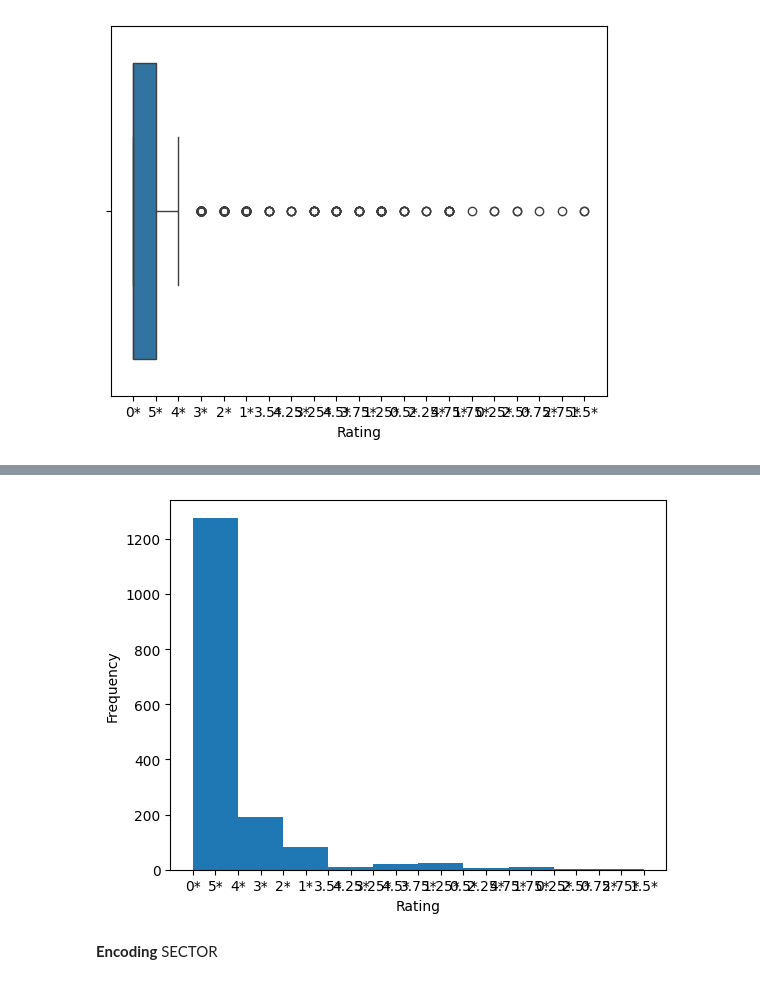
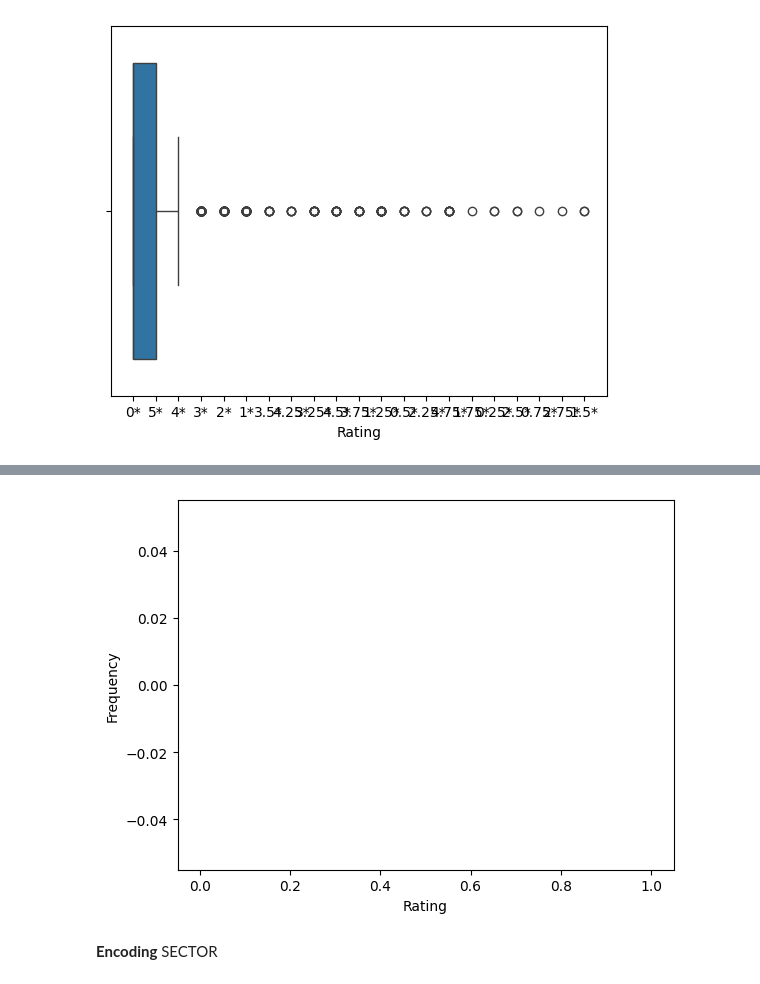
Before and after one commit to Sumaiya607/Data-Analysis-projects, a Jupyter notebook: project1.ipynb, the cells around one changed output, grey strips where cells are left out. Drawn from its saved outputs; the diff is of its cells as text; code cells hidden in the pictures.

```diff
--- a/project1.ipynb
+++ b/project1.ipynb
@@ -278,11 +285,11 @@ Index: []
 # %%
 # Histogram to see the distribution
-plt.hist(dataset['Rating'])
+plt.hist(dataset['Rating'].dropna()) #Added dropna() to remove NaN values
 plt.xlabel('Rating')
 plt.ylabel('Frequency')
 plt.show()
 # %% [output]
-[figure, old version]
+[figure, new version]
 # %% [markdown]
 **Encoding** SECTOR
 # %%
```
Also changed, not shown: parts of 5 cells of this notebook.
